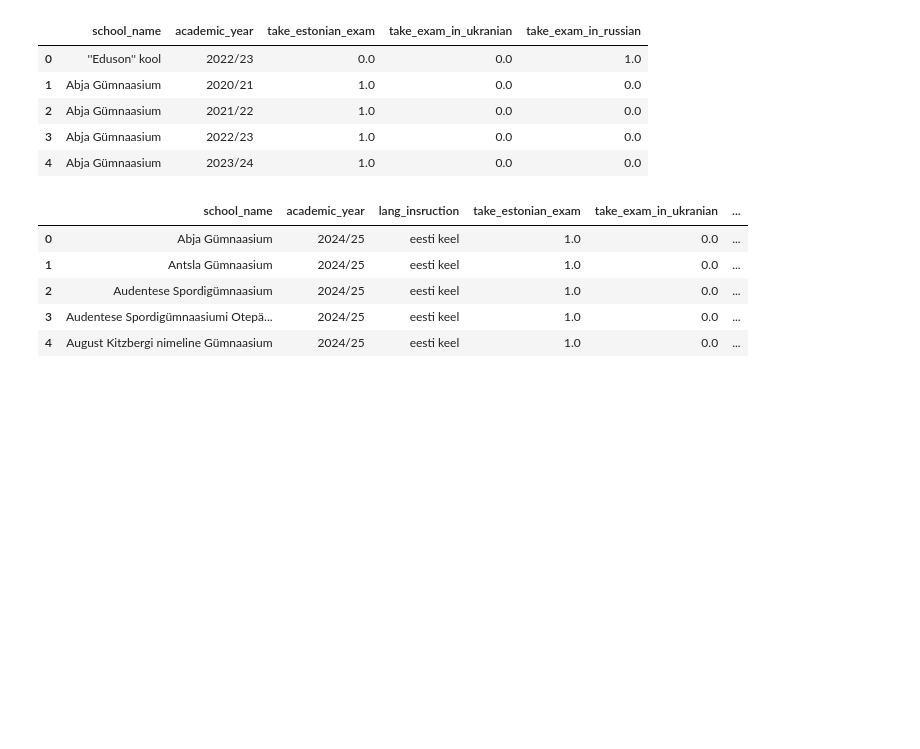
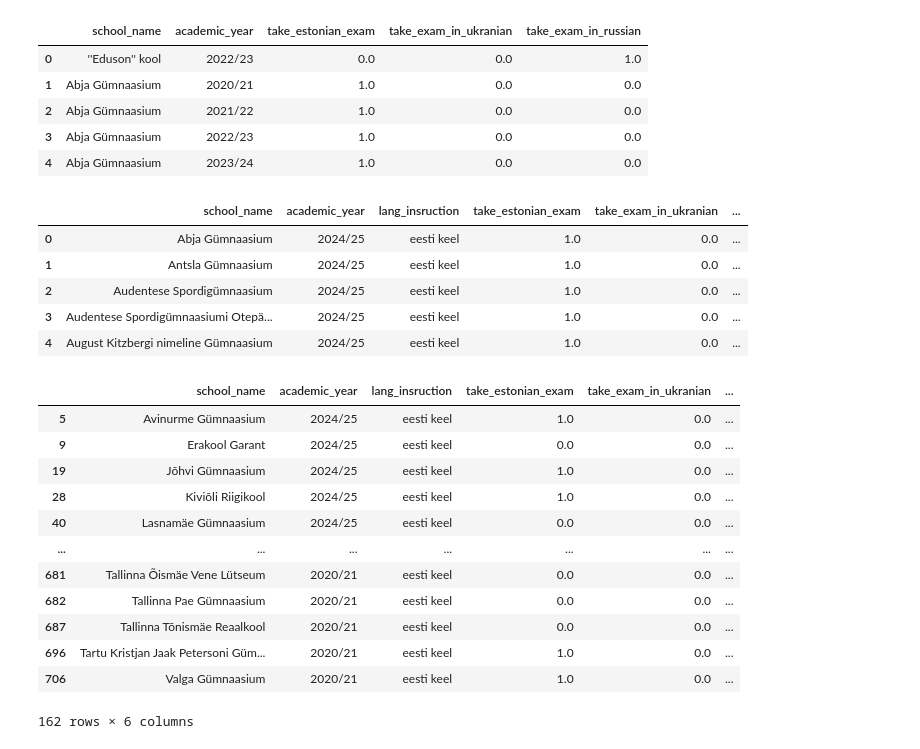
Before and after one commit to valpar/estonia-exam-gap, a Jupyter notebook: notebooks/Features.ipynb, the cells around one changed output. Saved outputs shown, nothing was run; the diff lists cells and outputs as text; code cells hidden in the pictures; blank space fills up the shorter version.

```diff
--- a/notebooks/Features.ipynb
+++ b/notebooks/Features.ipynb
@@ -407,3 +646,22 @@ df_used_language_combined.head()
 | 2 | Audentese Spordigümnaasium | 2024/25 | eesti keel | 1.0 | 0.0 | ... |
 | 3 | Audentese Spordigümnaasiumi Otepä... | 2024/25 | eesti keel | 1.0 | 0.0 | ... |
 | 4 | August Kitzbergi nimeline Gümnaasium | 2024/25 | eesti keel | 1.0 | 0.0 | ... |
+# %%
+df_used_language_combined[
+    (df_used_language_combined['lang_insruction'] == 'eesti keel') &
+    (df_used_language_combined['take_exam_in_russian'] != 0.0)
+]
+# %% [output]
+|  | school_name | academic_year | lang_insruction | take_estonian_exam | take_exam_in_ukranian | ... |
+| 5 | Avinurme Gümnaasium | 2024/25 | eesti keel | 1.0 | 0.0 | ... |
+| 9 | Erakool Garant | 2024/25 | eesti keel | 0.0 | 0.0 | ... |
+| 19 | Jõhvi Gümnaasium | 2024/25 | eesti keel | 1.0 | 0.0 | ... |
+| 28 | Kiviõli Riigikool | 2024/25 | eesti keel | 1.0 | 0.0 | ... |
+| 40 | Lasnamäe Gümnaasium | 2024/25 | eesti keel | 0.0 | 0.0 | ... |
+| ... | ... | ... | ... | ... | ... | ... |
+| 681 | Tallinna Õismäe Vene Lütseum | 2020/21 | eesti keel | 0.0 | 0.0 | ... |
+| 682 | Tallinna Pae Gümnaasium | 2020/21 | eesti keel | 0.0 | 0.0 | ... |
+| 687 | Tallinna Tõnismäe Reaalkool | 2020/21 | eesti keel | 0.0 | 0.0 | ... |
+| 696 | Tartu Kristjan Jaak Petersoni Güm... | 2020/21 | eesti keel | 1.0 | 0.0 | ... |
+| 706 | Valga Gümnaasium | 2020/21 | eesti keel | 1.0 | 0.0 | ... |
+162 rows × 6 columns
```
Also changed, not shown: parts of 17 cells of this notebook, 9 other files.
